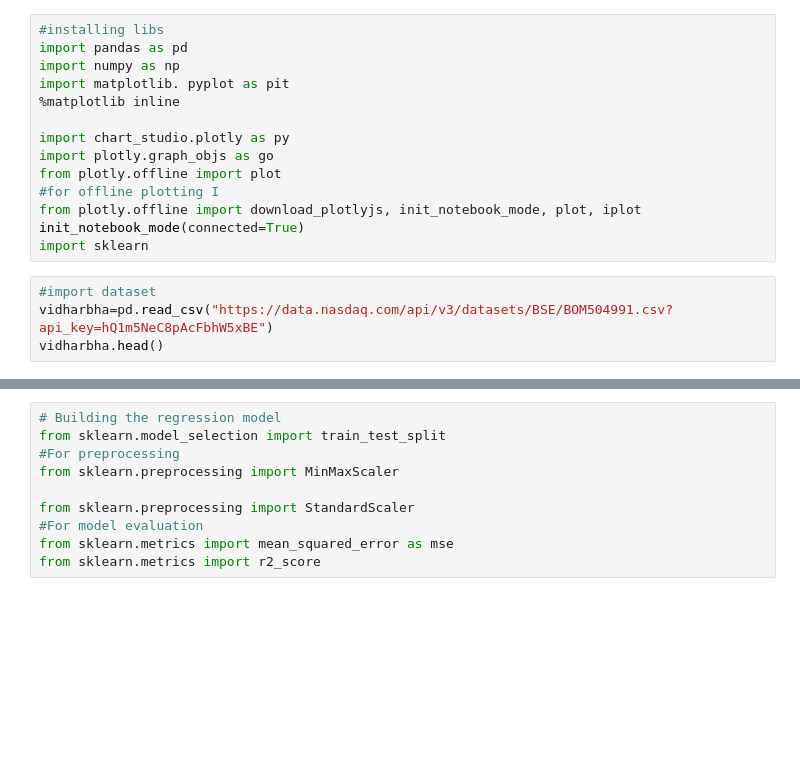
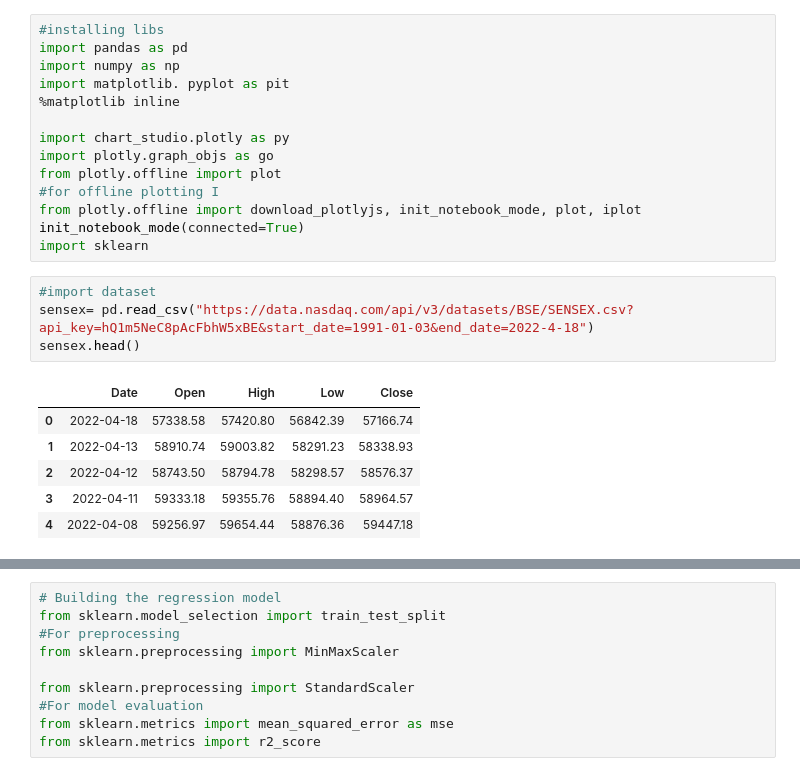
Before and after one commit to yashpadhye17/Stock-Market-Analysis, a Jupyter notebook: ML_MODEL/ML.IPYNB, the cells around one changed output, grey strips where cells are left out. Drawn from its saved outputs; the diff is of its cells as text; blank space fills up the shorter version.

```diff
--- a/ML_MODEL/ML.IPYNB
+++ b/ML_MODEL/ML.IPYNB
@@ -14,7 +14,14 @@ init_notebook_mode(connected=True)
 import sklearn
 # %%
 #import dataset
-vidharbha=pd.read_csv("https://data.nasdaq.com/api/v3/datasets/BSE/BOM504991.csv?api_key=hQ1m5NeC8pAcFbhW5xBE")
-vidharbha.head()
+sensex= pd.read_csv("https://data.nasdaq.com/api/v3/datasets/BSE/SENSEX.csv?api_key=hQ1m5NeC8pAcFbhW5xBE&start_date=1991-01-03&end_date=2022-4-18")
+sensex.head()
+# %% [output]
+|  | Date | Open | High | Low | Close |
+| 0 | 2022-04-18 | 57338.58 | 57420.80 | 56842.39 | 57166.74 |
+| 1 | 2022-04-13 | 58910.74 | 59003.82 | 58291.23 | 58338.93 |
+| 2 | 2022-04-12 | 58743.50 | 58794.78 | 58298.57 | 58576.37 |
+| 3 | 2022-04-11 | 59333.18 | 59355.76 | 58894.40 | 58964.57 |
+| 4 | 2022-04-08 | 59256.97 | 59654.44 | 58876.36 | 59447.18 |
 # %%
 #data type null values entrires....all the mata data
```
Also changed, not shown: parts of 12 cells of this notebook, 1 other file.
